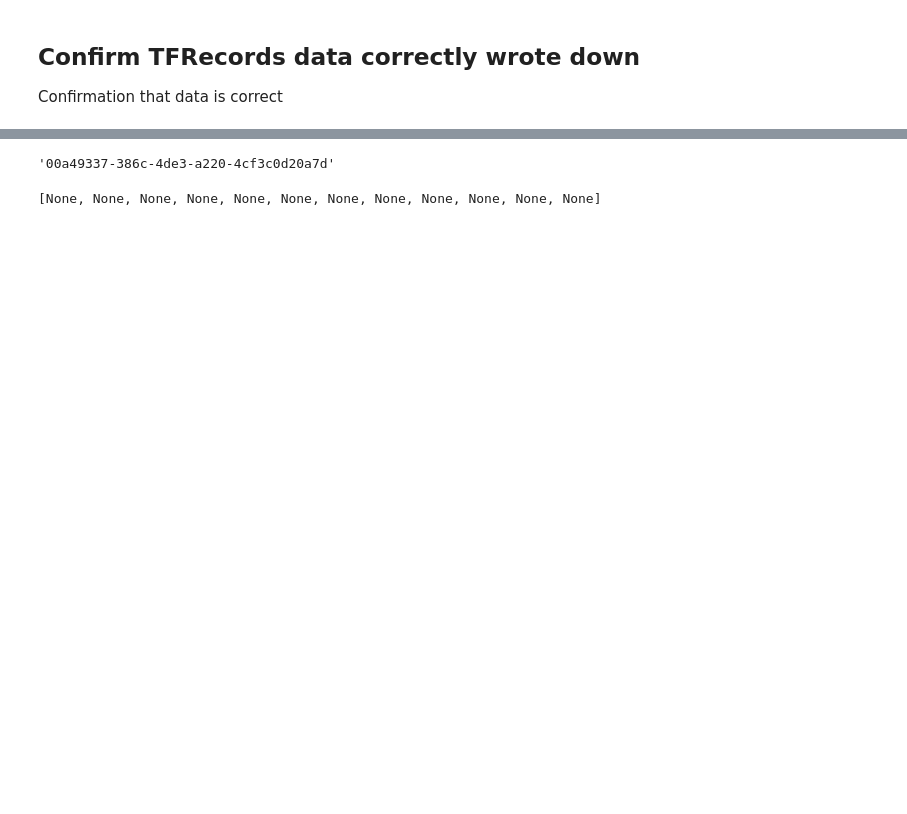
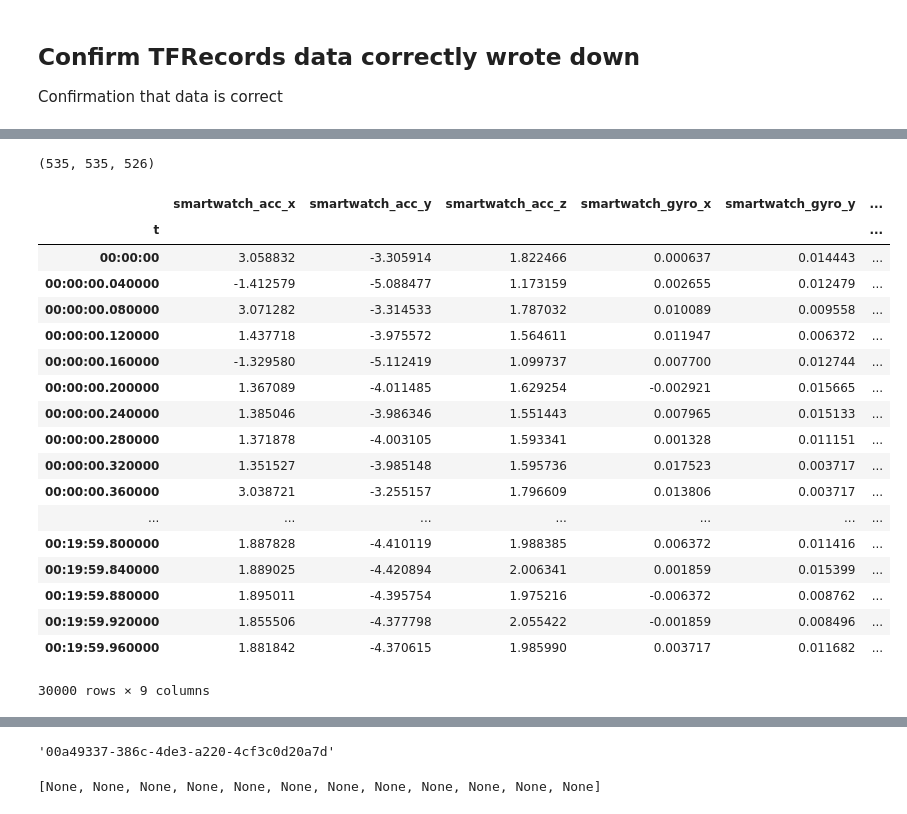
Before and after one commit to huangy6/beat_pd, a Jupyter notebook: momo/1.dataSetup.ipynb, the cells around one changed output, grey strips where cells are left out. Cells and saved outputs as stored; diff of their text form; code cells hidden in the pictures; blank space fills up the shorter version.

```diff
--- a/momo/1.dataSetup.ipynb
+++ b/momo/1.dataSetup.ipynb
@@ -465,0 +499,4 @@ df = pd.DataFrame([m_id, on_off])
+# %%
+len(train_watch_accel), len(train_watch_gyro), len(train_phone_accel)
+# %% [output]
+(535, 535, 526)
@@ -465,0 +509,22 @@ df = pd.DataFrame([m_id, on_off])
+# %%
+allData
+# %% [output]
+|  | smartwatch_acc_x | smartwatch_acc_y | smartwatch_acc_z | smartwatch_gyro_x | smartwatch_gyro_y | ... |
+| t |  |  |  |  |  | ... |
+| 00:00:00 | 3.058832 | -3.305914 | 1.822466 | 0.000637 | 0.014443 | ... |
+| 00:00:00.040000 | -1.412579 | -5.088477 | 1.173159 | 0.002655 | 0.012479 | ... |
+| 00:00:00.080000 | 3.071282 | -3.314533 | 1.787032 | 0.010089 | 0.009558 | ... |
+| 00:00:00.120000 | 1.437718 | -3.975572 | 1.564611 | 0.011947 | 0.006372 | ... |
+| 00:00:00.160000 | -1.329580 | -5.112419 | 1.099737 | 0.007700 | 0.012744 | ... |
+| 00:00:00.200000 | 1.367089 | -4.011485 | 1.629254 | -0.002921 | 0.015665 | ... |
+| 00:00:00.240000 | 1.385046 | -3.986346 | 1.551443 | 0.007965 | 0.015133 | ... |
+| 00:00:00.280000 | 1.371878 | -4.003105 | 1.593341 | 0.001328 | 0.011151 | ... |
+| 00:00:00.320000 | 1.351527 | -3.985148 | 1.595736 | 0.017523 | 0.003717 | ... |
+| 00:00:00.360000 | 3.038721 | -3.255157 | 1.796609 | 0.013806 | 0.003717 | ... |
+| ... | ... | ... | ... | ... | ... | ... |
+| 00:19:59.800000 | 1.887828 | -4.410119 | 1.988385 | 0.006372 | 0.011416 | ... |
+| 00:19:59.840000 | 1.889025 | -4.420894 | 2.006341 | 0.001859 | 0.015399 | ... |
+| 00:19:59.880000 | 1.895011 | -4.395754 | 1.975216 | -0.006372 | 0.008762 | ... |
+| 00:19:59.920000 | 1.855506 | -4.377798 | 2.055422 | -0.001859 | 0.008496 | ... |
+| 00:19:59.960000 | 1.881842 | -4.370615 | 1.985990 | 0.003717 | 0.011682 | ... |
+30000 rows × 9 columns
```
Also changed, not shown: parts of 88 cells of this notebook, 6 other files.
